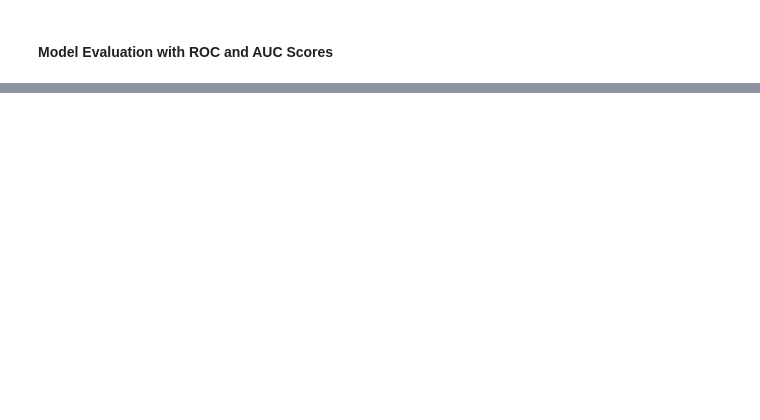
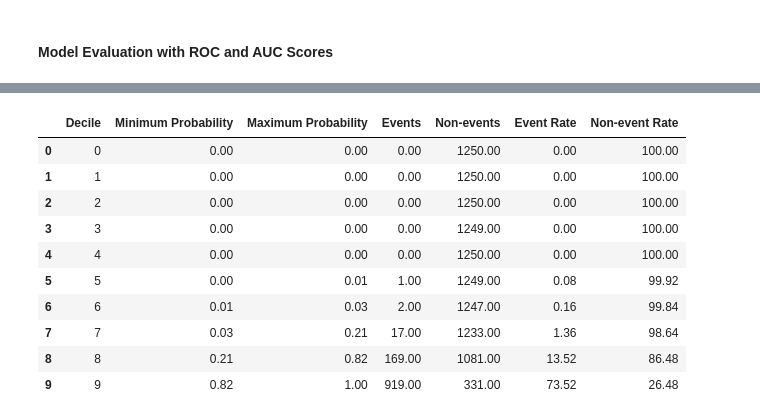
Before and after one commit to abidtalukder/credit-risk-modeling, a Jupyter notebook: notebooks/risk_modeling.ipynb, the cells around one changed output, grey strips where cells are left out. Cells and saved outputs as stored; diff of their text form; code cells hidden in the pictures; blank space fills up the shorter version.

Commit message:
Calculated and analyzed KS statistics and saved model

```diff
--- a/notebooks/risk_modeling.ipynb
+++ b/notebooks/risk_modeling.ipynb
@@ -1243,0 +1246,8 @@ plt.show()
+# %%
+probabilities = best_model_logistic.predict_proba(X_test_encoded)[:,1]
+
+df_eval = pd.DataFrame({
+    'Default Truth': y_test,
+    'Default Probability': probabilities
+})
+df_eval.head(3)
@@ -1243,0 +1300,16 @@ plt.show()
+# %%
+df_decile['Event Rate'] = df_decile['Events']*100 / (df_decile['Events']+df_decile['Non-events'])
+df_decile['Non-event Rate'] = df_decile['Non-events']*100 / (df_decile['Events']+df_decile['Non-events'])
+df_decile
+# %% [output]
+|  | Decile | Minimum Probability | Maximum Probability | Events | Non-events | Event Rate | Non-event Rate |
+| 0 | 0 | 0.00 | 0.00 | 0.00 | 1250.00 | 0.00 | 100.00 |
+| 1 | 1 | 0.00 | 0.00 | 0.00 | 1250.00 | 0.00 | 100.00 |
+| 2 | 2 | 0.00 | 0.00 | 0.00 | 1250.00 | 0.00 | 100.00 |
+| 3 | 3 | 0.00 | 0.00 | 0.00 | 1249.00 | 0.00 | 100.00 |
+| 4 | 4 | 0.00 | 0.00 | 0.00 | 1250.00 | 0.00 | 100.00 |
+| 5 | 5 | 0.00 | 0.01 | 1.00 | 1249.00 | 0.08 | 99.92 |
+| 6 | 6 | 0.01 | 0.03 | 2.00 | 1247.00 | 0.16 | 99.84 |
+| 7 | 7 | 0.03 | 0.21 | 17.00 | 1233.00 | 1.36 | 98.64 |
+| 8 | 8 | 0.21 | 0.82 | 169.00 | 1081.00 | 13.52 | 86.48 |
+| 9 | 9 | 0.82 | 1.00 | 919.00 | 331.00 | 73.52 | 26.48 |
```
Also changed, not shown: parts of 36 cells of this notebook, 1 other file.
